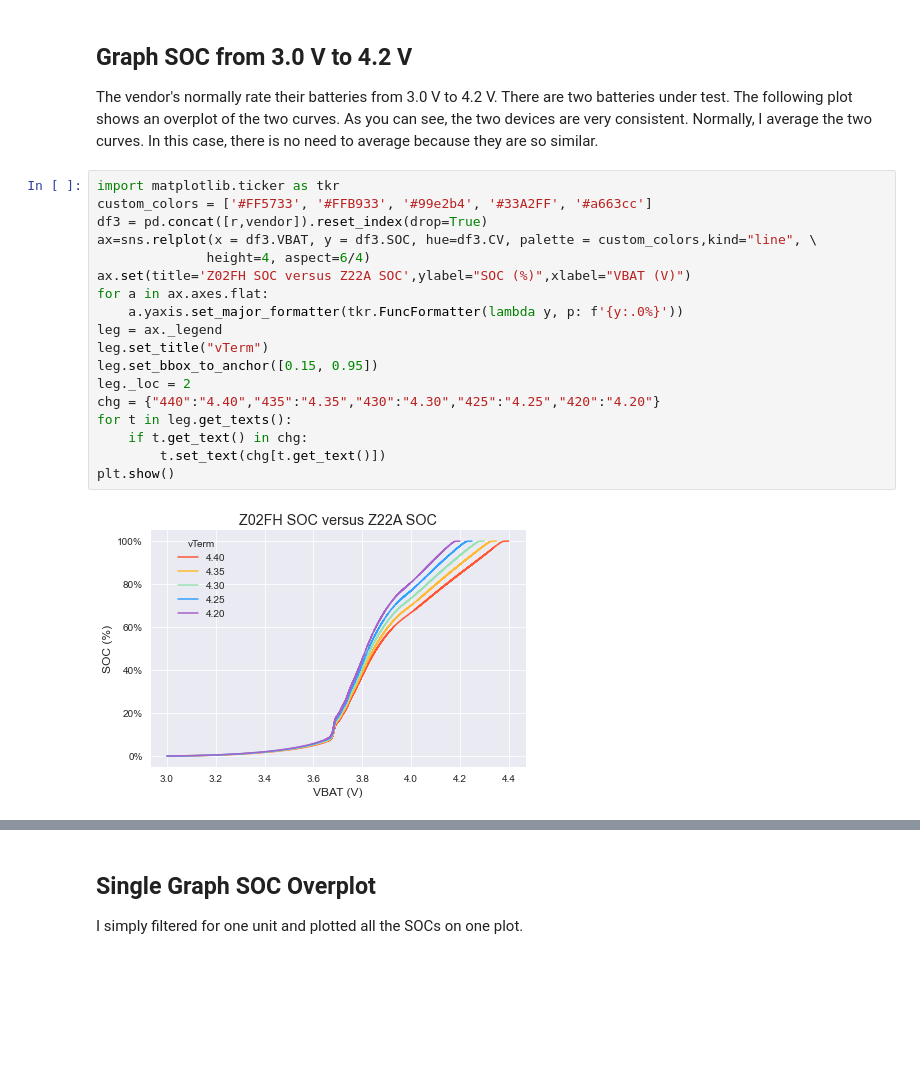
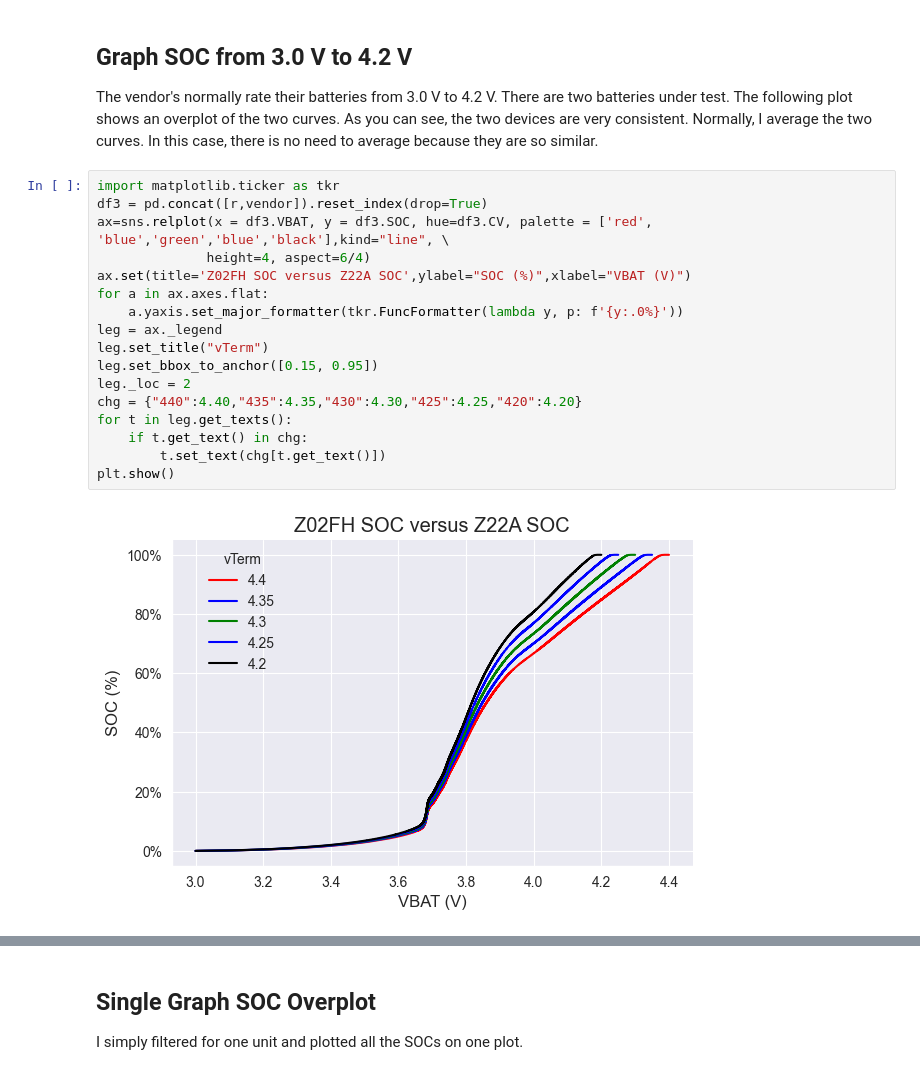
Before and after one commit to ziggle/BatteryDischargeQuickLookReport, a Jupyter notebook: Z02FH-Styled.ipynb, the cells around one changed output, grey strips where cells are left out. Saved outputs shown, nothing was run; the diff lists cells and outputs as text; blank space fills up the shorter version.

Commit message:
Cleaning up plots to put actual decimal voltages on the plots

```diff
--- a/Z02FH-Styled.ipynb
+++ b/Z02FH-Styled.ipynb
@@ -415,24 +414,23 @@ r=r.rename(columns={"v":"VBAT","soc":"SOC"})
 The vendor's normally rate their batteries from 3.0 V to 4.2 V. There are two batteries under test. The following plot shows an overplot of the two curves. As you can see, the two devices are very consistent. Normally, I average the two curves. In this case, there is no need to average because they are so similar.
 # %%
 import matplotlib.ticker as tkr
-custom_colors = ['#FF5733', '#FFB933', '#99e2b4', '#33A2FF', '#a663cc']
 df3 = pd.concat([r,vendor]).reset_index(drop=True)
-ax=sns.relplot(x = df3.VBAT, y = df3.SOC, hue=df3.CV, palette = custom_colors,kind="line", \
+ax=sns.relplot(x = df3.VBAT, y = df3.SOC, hue=df3.CV, palette = ['red', 'blue','green','blue','black'],kind="line", \
               height=4, aspect=6/4)
 ax.set(title='Z02FH SOC versus Z22A SOC',ylabel="SOC (%)",xlabel="VBAT (V)")
 for a in ax.axes.flat:
     a.yaxis.set_major_formatter(tkr.FuncFormatter(lambda y, p: f'{y:.0%}'))
 leg = ax._legend
 leg.set_title("vTerm")
 leg.set_bbox_to_anchor([0.15, 0.95])
 leg._loc = 2
-chg = {"440":"4.40","435":"4.35","430":"4.30","425":"4.25","420":"4.20"}
+chg = {"440":4.40,"435":4.35,"430":4.30,"425":4.25,"420":4.20}
 for t in leg.get_texts():
     if t.get_text() in chg:
         t.set_text(chg[t.get_text()])
 plt.show()
 # %% [output]
-[figure, old version]
+[figure, new version]
 # %%
 df4=df3.copy()
 df4=df4.query("Unit=='U03' and CV=='420'")
```
Also changed, not shown: parts of 16 cells of this notebook.
